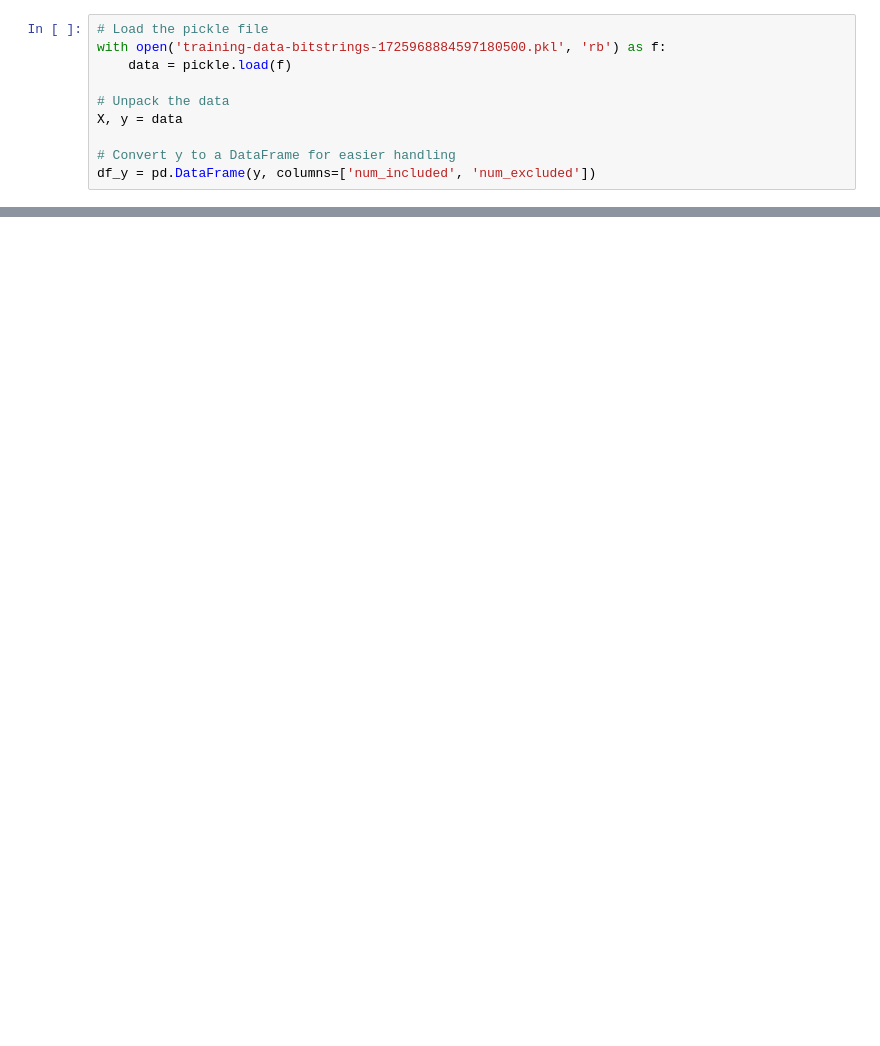
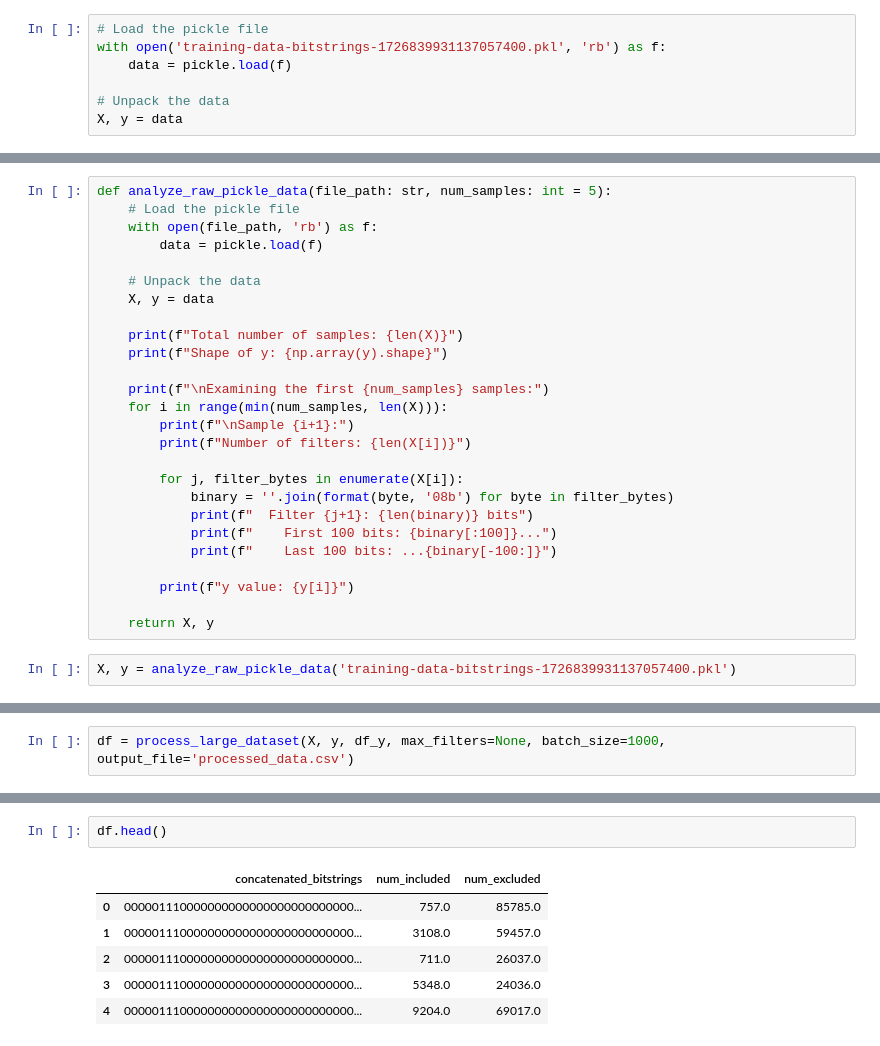
Before and after one commit to flhps/crset-empirical-experiments, a Jupyter notebook: data_visualization/bitstring_processing.ipynb, the cells around one changed output, grey strips where cells are left out. Cells and saved outputs as stored; diff of their text form; blank space fills up the shorter version.

```diff
--- a/data_visualization/bitstring_processing.ipynb
+++ b/data_visualization/bitstring_processing.ipynb
@@ -5,10 +8,7 @@ import numpy as np
 # %%
 # Load the pickle file
-with open('training-data-bitstrings-1725968884597180500.pkl', 'rb') as f:
+with open('training-data-bitstrings-1726839931137057400.pkl', 'rb') as f:
     data = pickle.load(f)
 
 # Unpack the data
 X, y = data
-
-# Convert y to a DataFrame for easier handling
-df_y = pd.DataFrame(y, columns=['num_included', 'num_excluded'])
@@ -95,0 +15,28 @@ First few values of y_target: [976. 131. 110. 851. 731.]
+# %%
+def analyze_raw_pickle_data(file_path: str, num_samples: int = 5):
+    # Load the pickle file
+    with open(file_path, 'rb') as f:
+        data = pickle.load(f)
+
+    # Unpack the data
+    X, y = data
+
+    print(f"Total number of samples: {len(X)}")
+    print(f"Shape of y: {np.array(y).shape}")
+
+    print(f"\nExamining the first {num_samples} samples:")
+    for i in range(min(num_samples, len(X))):
+        print(f"\nSample {i+1}:")
+        print(f"Number of filters: {len(X[i])}")
+
+        for j, filter_bytes in enumerate(X[i]):
+            binary = ''.join(format(byte, '08b') for byte in filter_bytes)
+            print(f"  Filter {j+1}: {len(binary)} bits")
+            print(f"    First 100 bits: {binary[:100]}...")
+            print(f"    Last 100 bits: ...{binary[-100:]}")
+
+        print(f"y value: {y[i]}")
+
+    return X, y
+# %%
+X, y = analyze_raw_pickle_data('training-data-bitstrings-1726839931137057400.pkl')
@@ -95,0 +197,2 @@ First few values of y_target: [976. 131. 110. 851. 731.]
+# %%
+df = process_large_dataset(X, y, df_y, max_filters=None, batch_size=1000, output_file='processed_data.csv')
@@ -95,0 +232,9 @@ First few values of y_target: [976. 131. 110. 851. 731.]
+# %%
+df.head()
+# %% [output]
+|  | concatenated_bitstrings | num_included | num_excluded |
+| 0 | 000001110000000000000000000000000... | 757.0 | 85785.0 |
+| 1 | 000001110000000000000000000000000... | 3108.0 | 59457.0 |
+| 2 | 000001110000000000000000000000000... | 711.0 | 26037.0 |
+| 3 | 000001110000000000000000000000000... | 5348.0 | 24036.0 |
+| 4 | 000001110000000000000000000000000... | 9204.0 | 69017.0 |
```
Also changed, not shown: parts of 10 cells of this notebook, 3 other files.
